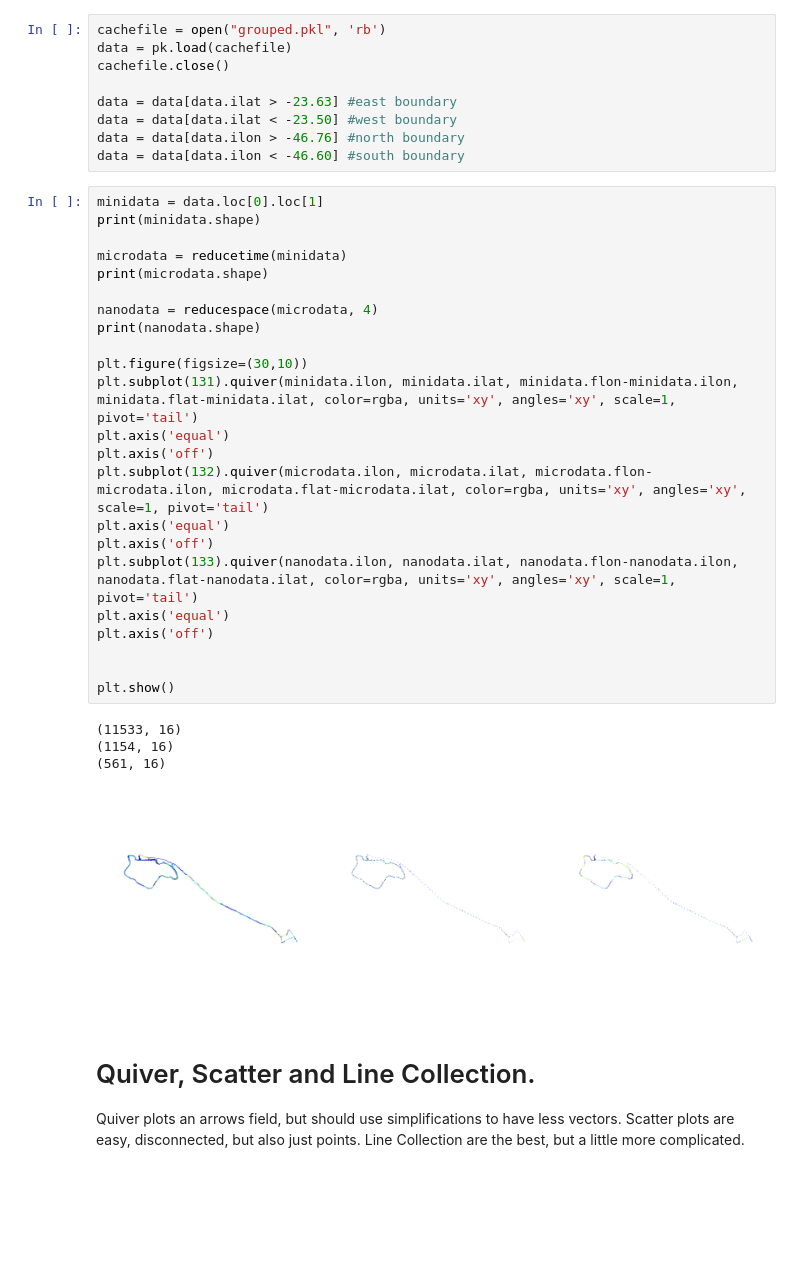
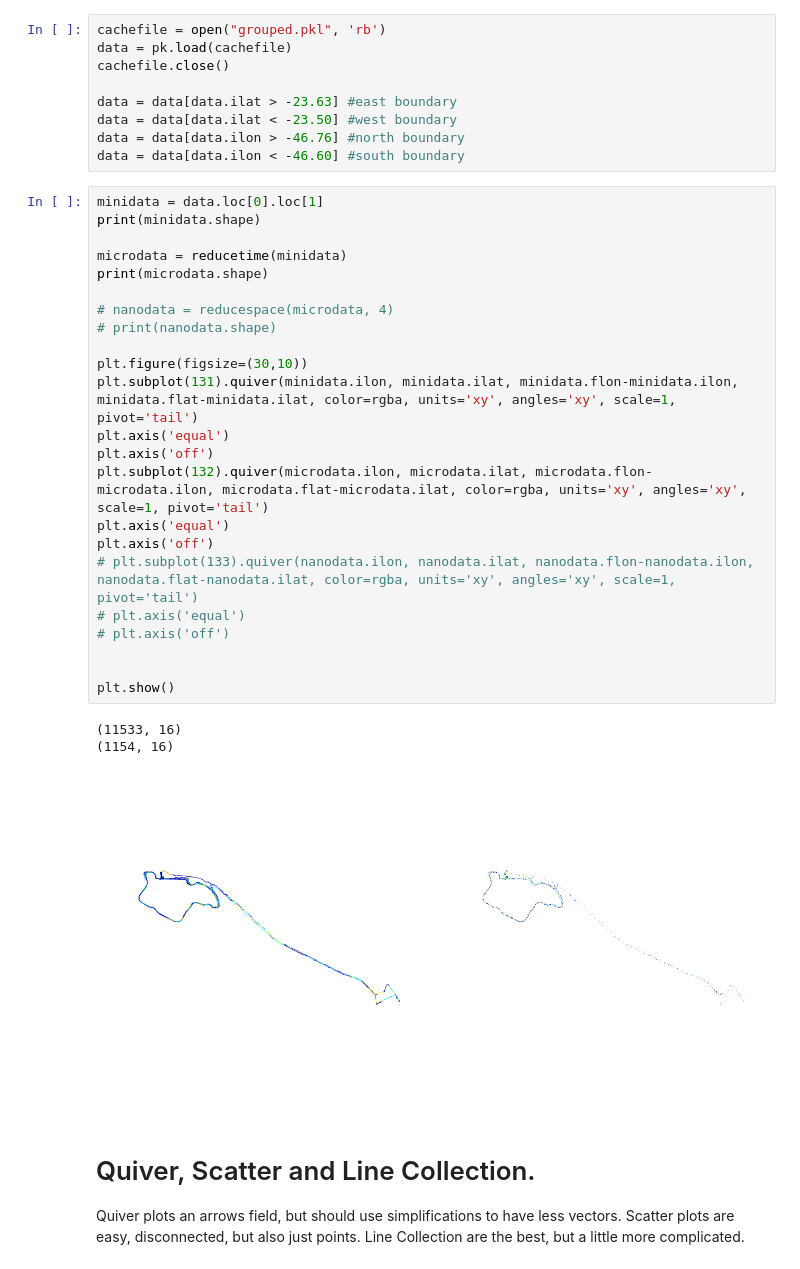
Before and after one commit to sztelzer/Bike-Riding-Analysis, a Jupyter notebook: Visualizing Maps.ipynb, the cells around one changed output. Drawn from its saved outputs; the diff is of its cells as text; blank space fills up the shorter version.

```diff
--- a/Visualizing Maps.ipynb
+++ b/Visualizing Maps.ipynb
@@ -59,31 +70,30 @@ data = data[data.ilon < -46.60] #south boundary
 # %%
 minidata = data.loc[0].loc[1]
 print(minidata.shape)
 
 microdata = reducetime(minidata)
 print(microdata.shape)
 
-nanodata = reducespace(microdata, 4)
-print(nanodata.shape)
+# nanodata = reducespace(microdata, 4)
+# print(nanodata.shape)
 
 plt.figure(figsize=(30,10))
 plt.subplot(131).quiver(minidata.ilon, minidata.ilat, minidata.flon-minidata.ilon, minidata.flat-minidata.ilat, color=rgba, units='xy', angles='xy', scale=1, pivot='tail')
 plt.axis('equal')
 plt.axis('off')
 plt.subplot(132).quiver(microdata.ilon, microdata.ilat, microdata.flon-microdata.ilon, microdata.flat-microdata.ilat, color=rgba, units='xy', angles='xy', scale=1, pivot='tail')
 plt.axis('equal')
 plt.axis('off')
-plt.subplot(133).quiver(nanodata.ilon, nanodata.ilat, nanodata.flon-nanodata.ilon, nanodata.flat-nanodata.ilat, color=rgba, units='xy', angles='xy', scale=1, pivot='tail')
-plt.axis('equal')
-plt.axis('off')
+# plt.subplot(133).quiver(nanodata.ilon, nanodata.ilat, nanodata.flon-nanodata.ilon, nanodata.flat-nanodata.ilat, color=rgba, units='xy', angles='xy', scale=1, pivot='tail')
+# plt.axis('equal')
+# plt.axis('off')
 
 
 plt.show()
 # %% [output]
 (11533, 16)
 (1154, 16)
-(561, 16)
-[figure, old version]
+[figure, new version]
 # %% [markdown]
 # Quiver, Scatter and Line Collection.
 Quiver plots an arrows field, but should use simplifications to have less vectors.
```
Also changed, not shown: parts of 3 cells of this notebook, 3 other files.
